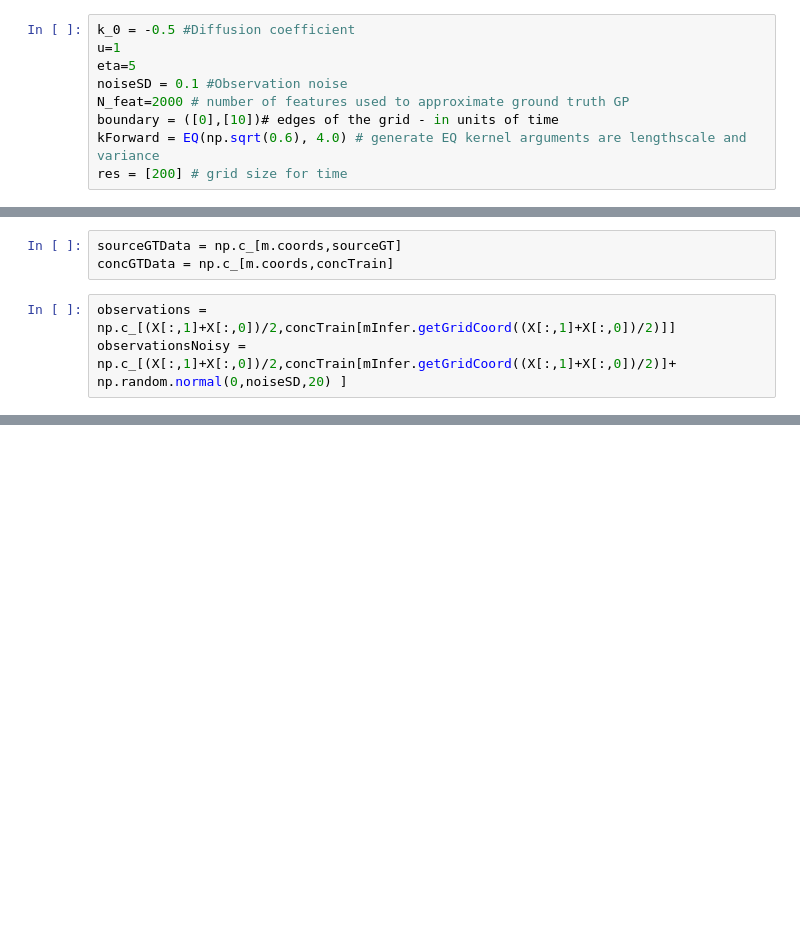
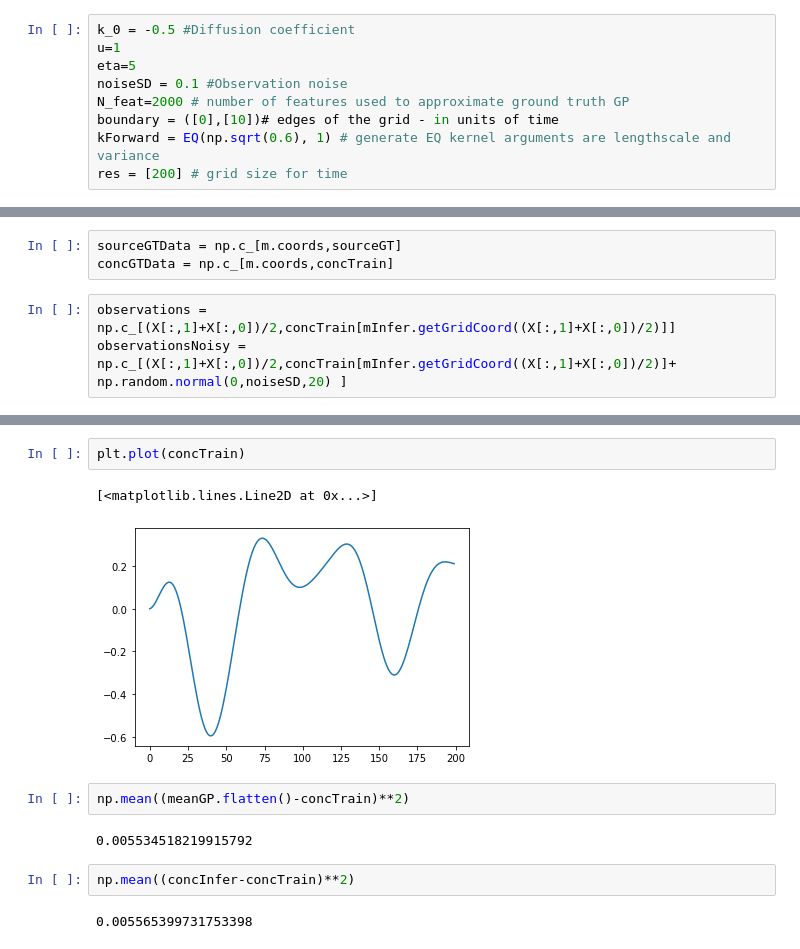
Before and after one commit to SheffieldML/advectionGP, a Jupyter notebook: jupyter/ODE for GP and GF Comparison.ipynb, the cells around one changed output, grey strips where cells are left out. Cells and saved outputs as stored; diff of their text form; blank space fills up the shorter version.

```diff
--- a/jupyter/ODE for GP and GF Comparison.ipynb
+++ b/jupyter/ODE for GP and GF Comparison.ipynb
@@ -36,7 +36,7 @@ eta=5
 noiseSD = 0.1 #Observation noise
 N_feat=2000 # number of features used to approximate ground truth GP
 boundary = ([0],[10])# edges of the grid - in units of time
-kForward = EQ(np.sqrt(0.6), 4.0) # generate EQ kernel arguments are lengthscale and variance
+kForward = EQ(np.sqrt(0.6), 1) # generate EQ kernel arguments are lengthscale and variance
 res = [200] # grid size for time
 # %%
 m = Model(resolution=res,boundary=boundary,N_feat=N_feat,noiseSD=noiseSD,kernel=kForward,sensormodel=sensors,k_0=k_0,u=u,eta=eta) #initiate PDE model to build concentration
@@ -114,0 +175,13 @@ np.mean((concInfer-concTrain)**2)
+# %%
+plt.plot(concTrain)
+# %% [output]
+[<matplotlib.lines.Line2D at 0x...>]
+[figure, added]
+# %%
+np.mean((meanGP.flatten()-concTrain)**2)
+# %% [output]
+0.005534518219915792
+# %%
+np.mean((concInfer-concTrain)**2)
+# %% [output]
+0.005565399731753398
```
Also changed, not shown: parts of 12 cells of this notebook, 10 other files.
